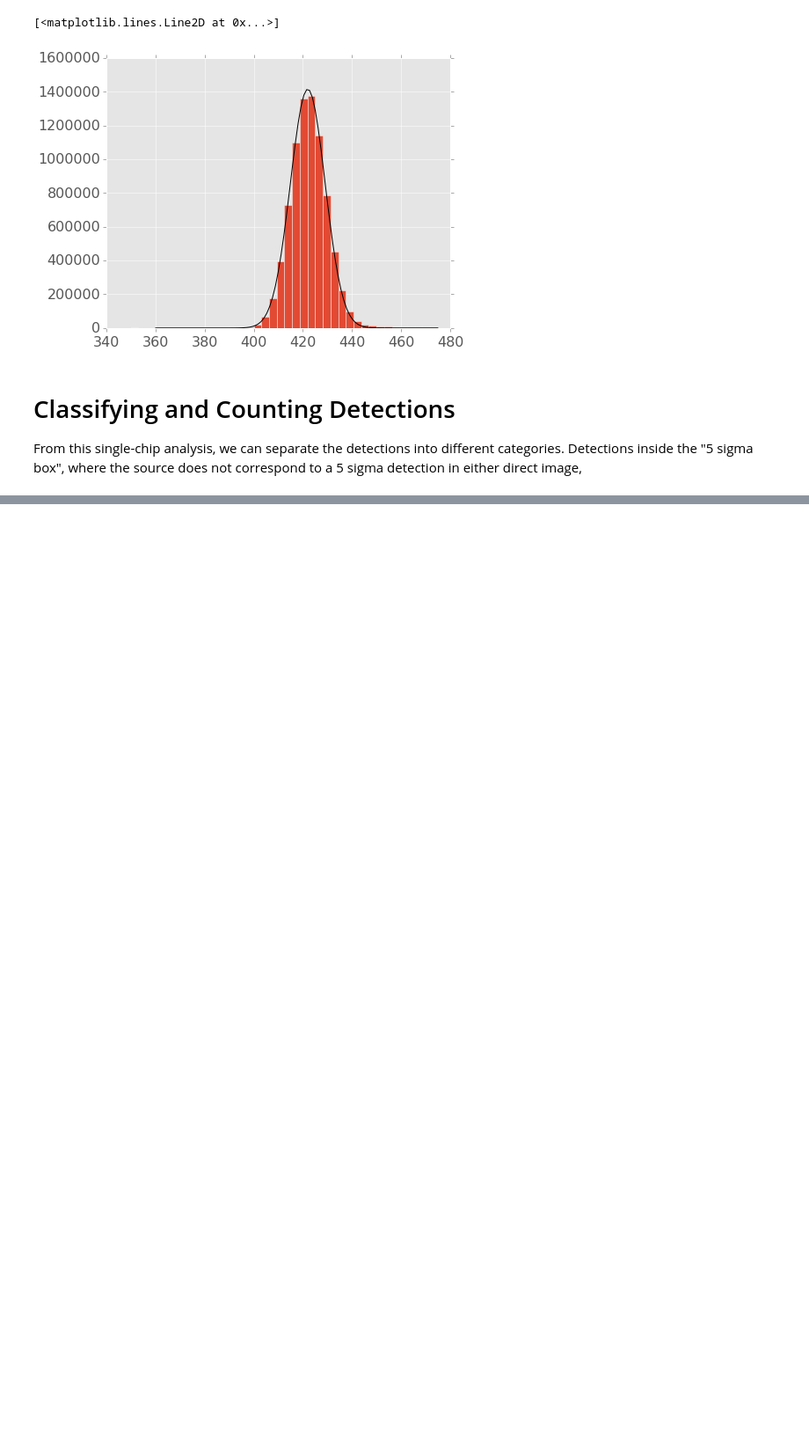
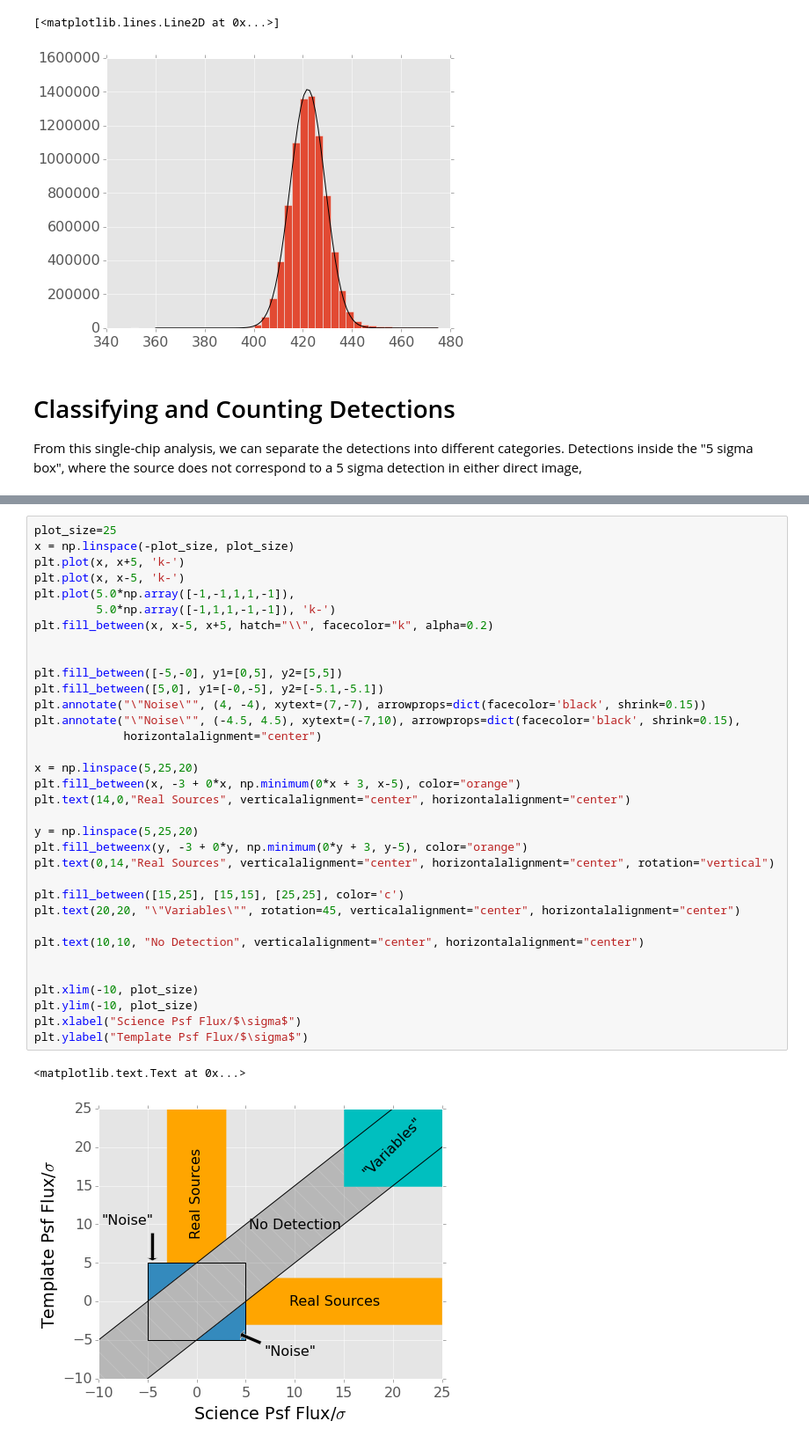
Before and after one commit to lsst-dm/dmtn-006, a Jupyter notebook: notebooks/force_photometry.ipynb, the cells around one changed output, grey strips where cells are left out. Shown: that part at 88% size. Cells and saved outputs as stored; diff of their text form; blank space fills up the shorter version.

```diff
--- a/notebooks/force_photometry.ipynb
+++ b/notebooks/force_photometry.ipynb
@@ -220,0 +224,37 @@ Dipoles 2764 1190.35314384
+# %%
+plot_size=25
+x = np.linspace(-plot_size, plot_size)
+plt.plot(x, x+5, 'k-')
+plt.plot(x, x-5, 'k-')
+plt.plot(5.0*np.array([-1,-1,1,1,-1]),
+         5.0*np.array([-1,1,1,-1,-1]), 'k-')
+plt.fill_between(x, x-5, x+5, hatch="\\", facecolor="k", alpha=0.2)
+
+
+plt.fill_between([-5,-0], y1=[0,5], y2=[5,5])
+plt.fill_between([5,0], y1=[-0,-5], y2=[-5.1,-5.1])
+plt.annotate("\"Noise\"", (4, -4), xytext=(7,-7), arrowprops=dict(facecolor='black', shrink=0.15))
+plt.annotate("\"Noise\"", (-4.5, 4.5), xytext=(-7,10), arrowprops=dict(facecolor='black', shrink=0.15),
+             horizontalalignment="center")
+
+x = np.linspace(5,25,20)
+plt.fill_between(x, -3 + 0*x, np.minimum(0*x + 3, x-5), color="orange")
+plt.text(14,0,"Real Sources", verticalalignment="center", horizontalalignment="center")
+
+y = np.linspace(5,25,20)
+plt.fill_betweenx(y, -3 + 0*y, np.minimum(0*y + 3, y-5), color="orange")
+plt.text(0,14,"Real Sources", verticalalignment="center", horizontalalignment="center", rotation="vertical")
+
+plt.fill_between([15,25], [15,15], [25,25], color='c')
+plt.text(20,20, "\"Variables\"", rotation=45, verticalalignment="center", horizontalalignment="center")
+
+plt.text(10,10, "No Detection", verticalalignment="center", horizontalalignment="center")
+
+
+plt.xlim(-10, plot_size)
+plt.ylim(-10, plot_size)
+plt.xlabel("Science Psf Flux/$\sigma$")
+plt.ylabel("Template Psf Flux/$\sigma$")
+# %% [output]
+<matplotlib.text.Text at 0x...>
+[figure, added]
```
Also changed, not shown: parts of 8 cells of this notebook, 5 other files.
